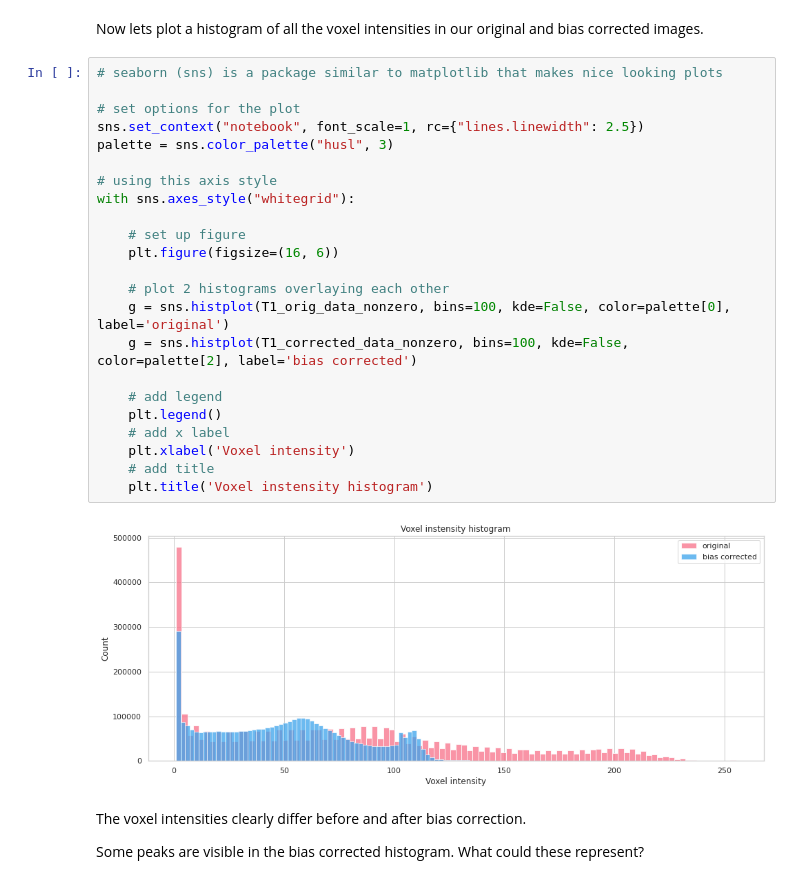
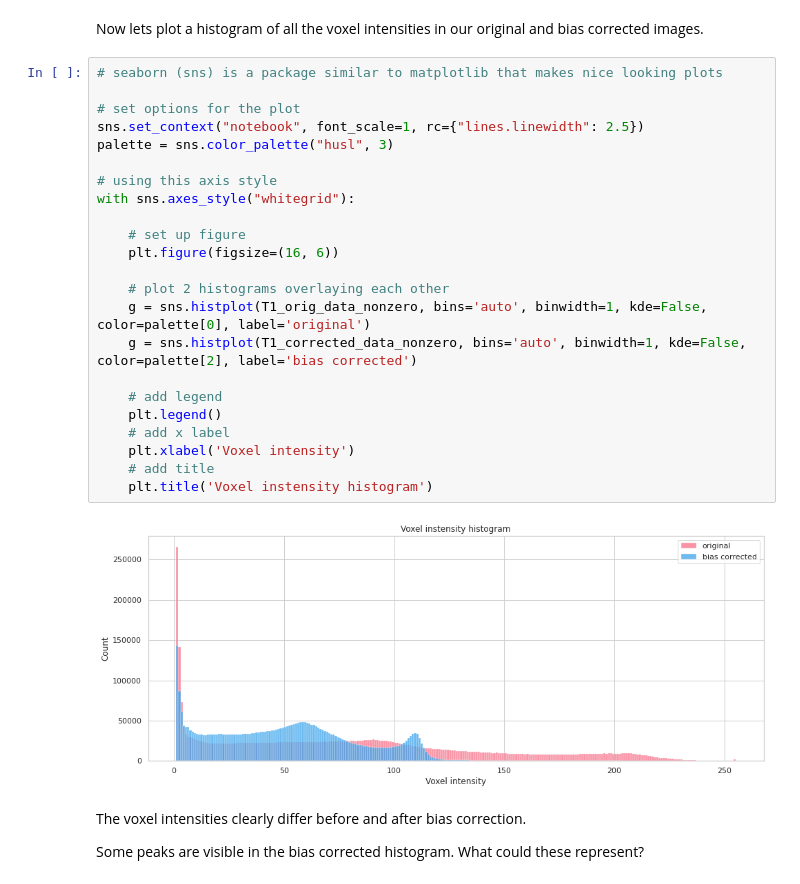
Before and after one commit to mary-tziraki/IDEAS_SDC, a Jupyter notebook: code/06-sMRI-image-cleanup.ipynb, the cells around one changed output. Drawn from its saved outputs; the diff is of its cells as text.

```diff
--- a/code/06-sMRI-image-cleanup.ipynb
+++ b/code/06-sMRI-image-cleanup.ipynb
@@ -154,28 +155,28 @@ Now lets plot a histogram of all the voxel intensities in our original and bias
 # %%
 # seaborn (sns) is a package similar to matplotlib that makes nice looking plots
 
 # set options for the plot
 sns.set_context("notebook", font_scale=1, rc={"lines.linewidth": 2.5})
 palette = sns.color_palette("husl", 3)
 
 # using this axis style
 with sns.axes_style("whitegrid"):
 
     # set up figure
     plt.figure(figsize=(16, 6))
 
     # plot 2 histograms overlaying each other
-    g = sns.histplot(T1_orig_data_nonzero, bins=100, kde=False, color=palette[0], label='original')
-    g = sns.histplot(T1_corrected_data_nonzero, bins=100, kde=False, color=palette[2], label='bias corrected')
+    g = sns.histplot(T1_orig_data_nonzero, bins='auto', binwidth=1, kde=False, color=palette[0], label='original')
+    g = sns.histplot(T1_corrected_data_nonzero, bins='auto', binwidth=1, kde=False, color=palette[2], label='bias corrected')
 
     # add legend
     plt.legend()
     # add x label
     plt.xlabel('Voxel intensity')
     # add title
     plt.title('Voxel instensity histogram')
 # %% [output]
-[figure, old version]
+[figure, new version]
 # %% [markdown]
 The voxel intensities clearly differ before and after bias correction.
 
```
Also changed, not shown: parts of 7 cells of this notebook.
